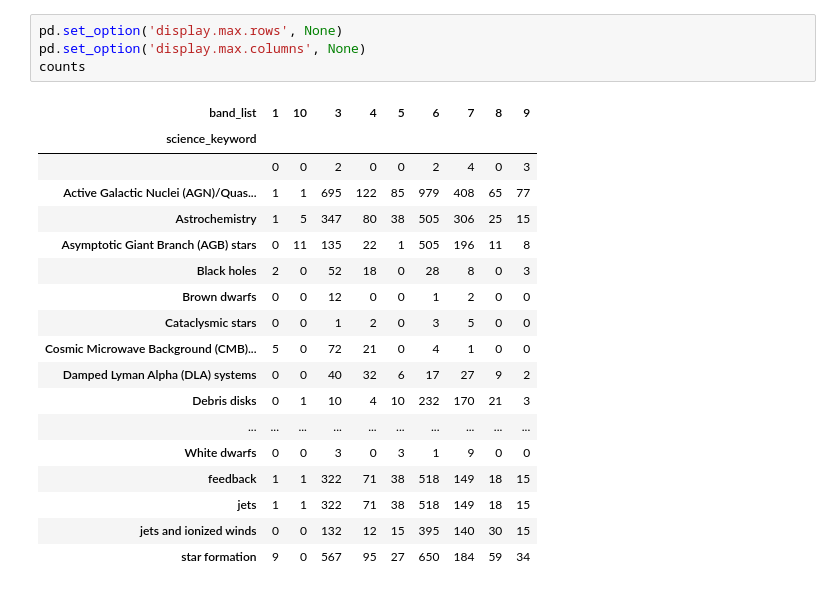
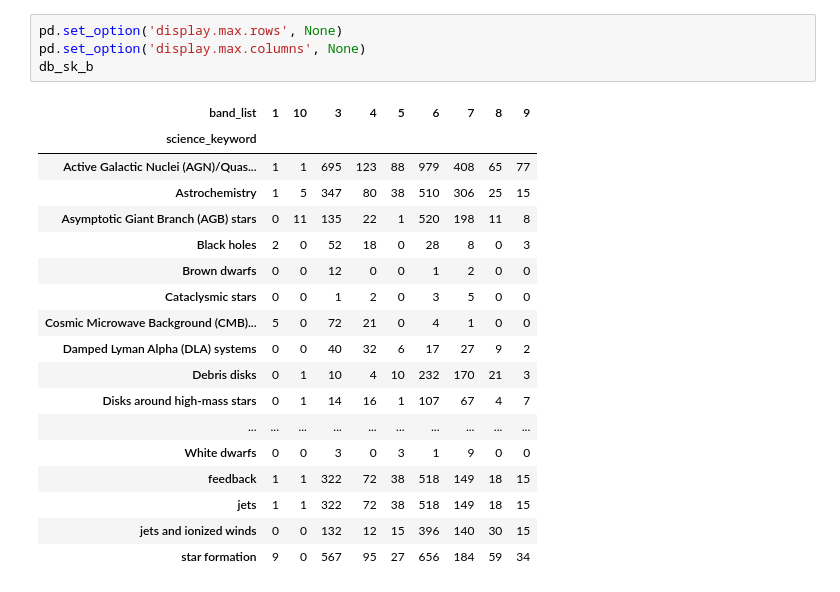
Before and after one commit to MicheleDelliVeneri/ALMASim, a Jupyter notebook: experimental/Query_Distribution.ipynb, the cells around one changed output. Saved outputs shown, nothing was run; the diff lists cells and outputs as text.

```diff
--- a/experimental/Query_Distribution.ipynb
+++ b/experimental/Query_Distribution.ipynb
@@ -79,23 +134,23 @@ star formation                              34
 # %%
 pd.set_option('display.max.rows', None)
 pd.set_option('display.max.columns', None)
-counts
+db_sk_b
 # %% [output]
 | band_list | 1 | 10 | 3 | 4 | 5 | 6 | 7 | 8 | 9 |
 | science_keyword |  |  |  |  |  |  |  |  |  |
-|  | 0 | 0 | 2 | 0 | 0 | 2 | 4 | 0 | 3 |
-| Active Galactic Nuclei (AGN)/Quas... | 1 | 1 | 695 | 122 | 85 | 979 | 408 | 65 | 77 |
-| Astrochemistry | 1 | 5 | 347 | 80 | 38 | 505 | 306 | 25 | 15 |
-| Asymptotic Giant Branch (AGB) stars | 0 | 11 | 135 | 22 | 1 | 505 | 196 | 11 | 8 |
+| Active Galactic Nuclei (AGN)/Quas... | 1 | 1 | 695 | 123 | 88 | 979 | 408 | 65 | 77 |
+| Astrochemistry | 1 | 5 | 347 | 80 | 38 | 510 | 306 | 25 | 15 |
+| Asymptotic Giant Branch (AGB) stars | 0 | 11 | 135 | 22 | 1 | 520 | 198 | 11 | 8 |
 | Black holes | 2 | 0 | 52 | 18 | 0 | 28 | 8 | 0 | 3 |
 | Brown dwarfs | 0 | 0 | 12 | 0 | 0 | 1 | 2 | 0 | 0 |
 | Cataclysmic stars | 0 | 0 | 1 | 2 | 0 | 3 | 5 | 0 | 0 |
 | Cosmic Microwave Background (CMB)... | 5 | 0 | 72 | 21 | 0 | 4 | 1 | 0 | 0 |
 | Damped Lyman Alpha (DLA) systems | 0 | 0 | 40 | 32 | 6 | 17 | 27 | 9 | 2 |
 | Debris disks | 0 | 1 | 10 | 4 | 10 | 232 | 170 | 21 | 3 |
+| Disks around high-mass stars | 0 | 1 | 14 | 16 | 1 | 107 | 67 | 4 | 7 |
 | ... | ... | ... | ... | ... | ... | ... | ... | ... | ... |
 | White dwarfs | 0 | 0 | 3 | 0 | 3 | 1 | 9 | 0 | 0 |
-| feedback | 1 | 1 | 322 | 71 | 38 | 518 | 149 | 18 | 15 |
-| jets | 1 | 1 | 322 | 71 | 38 | 518 | 149 | 18 | 15 |
-| jets and ionized winds | 0 | 0 | 132 | 12 | 15 | 395 | 140 | 30 | 15 |
-| star formation | 9 | 0 | 567 | 95 | 27 | 650 | 184 | 59 | 34 |
+| feedback | 1 | 1 | 322 | 72 | 38 | 518 | 149 | 18 | 15 |
+| jets | 1 | 1 | 322 | 72 | 38 | 518 | 149 | 18 | 15 |
+| jets and ionized winds | 0 | 0 | 132 | 12 | 15 | 396 | 140 | 30 | 15 |
+| star formation | 9 | 0 | 567 | 95 | 27 | 656 | 184 | 59 | 34 |
```
Also changed, not shown: parts of 1 cell of this notebook.
